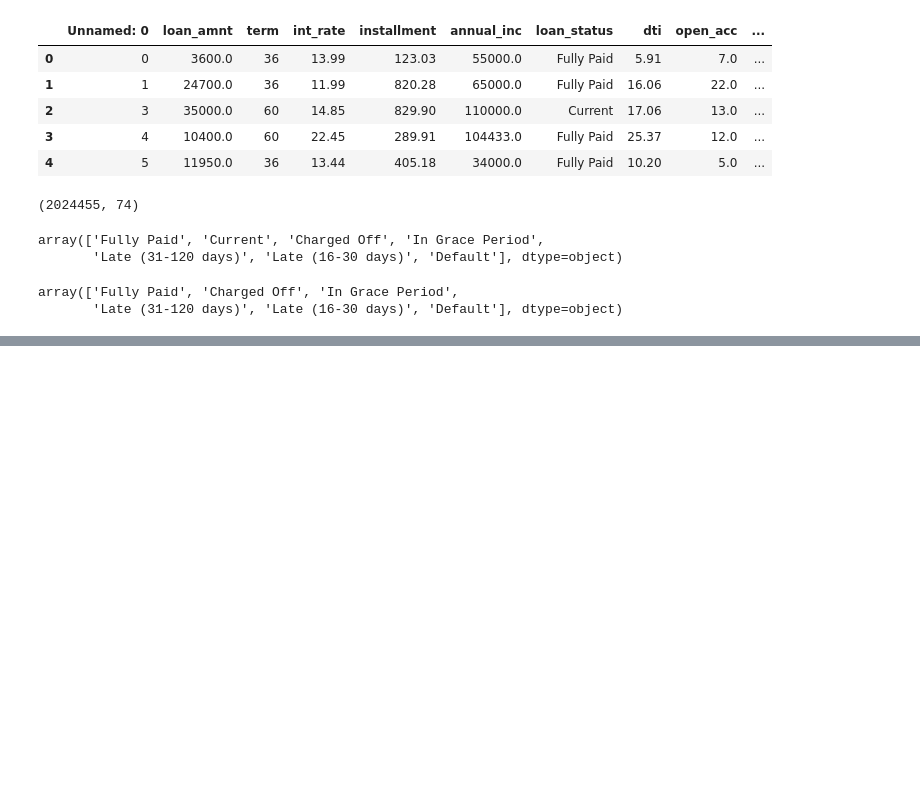
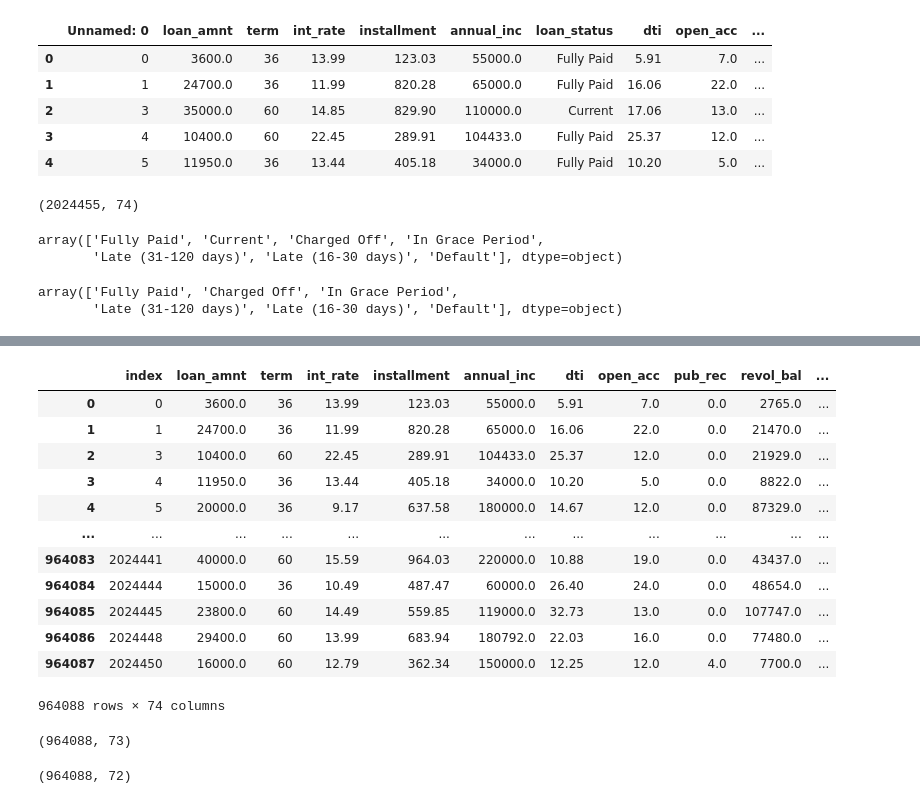
Before and after one commit to tejuskaw/mypynb, a Jupyter notebook: random_forest_part_2.ipynb, the cells around one changed output, grey strips where cells are left out. Drawn from its saved outputs; the diff is of its cells as text; code cells hidden in the pictures; blank space fills up the shorter version.

```diff
--- a/random_forest_part_2.ipynb
+++ b/random_forest_part_2.ipynb
@@ -80,0 +73,4 @@ KeyError: ignored
+# %%
+hi = pd.get_dummies(data['loan_status']  , drop_first=True , columns=['Target'] )
+# %%
+data = data.join(hi)
@@ -80,0 +86,4 @@ KeyError: ignored
+# %%
+to_drop = ['loan_status' , 'Unnamed: 0']
+# %%
+data.drop(to_drop , inplace=True , axis=1)
@@ -80,0 +99,20 @@ KeyError: ignored
+# %%
+data.reset_index()
+# %% [output]
+|  | index | loan_amnt | term | int_rate | installment | annual_inc | dti | open_acc | pub_rec | revol_bal | ... |
+| 0 | 0 | 3600.0 | 36 | 13.99 | 123.03 | 55000.0 | 5.91 | 7.0 | 0.0 | 2765.0 | ... |
+| 1 | 1 | 24700.0 | 36 | 11.99 | 820.28 | 65000.0 | 16.06 | 22.0 | 0.0 | 21470.0 | ... |
+| 2 | 3 | 10400.0 | 60 | 22.45 | 289.91 | 104433.0 | 25.37 | 12.0 | 0.0 | 21929.0 | ... |
+| 3 | 4 | 11950.0 | 36 | 13.44 | 405.18 | 34000.0 | 10.20 | 5.0 | 0.0 | 8822.0 | ... |
+| 4 | 5 | 20000.0 | 36 | 9.17 | 637.58 | 180000.0 | 14.67 | 12.0 | 0.0 | 87329.0 | ... |
+| ... | ... | ... | ... | ... | ... | ... | ... | ... | ... | ... | ... |
+| 964083 | 2024441 | 40000.0 | 60 | 15.59 | 964.03 | 220000.0 | 10.88 | 19.0 | 0.0 | 43437.0 | ... |
+| 964084 | 2024444 | 15000.0 | 36 | 10.49 | 487.47 | 60000.0 | 26.40 | 24.0 | 0.0 | 48654.0 | ... |
+| 964085 | 2024445 | 23800.0 | 60 | 14.49 | 559.85 | 119000.0 | 32.73 | 13.0 | 0.0 | 107747.0 | ... |
+| 964086 | 2024448 | 29400.0 | 60 | 13.99 | 683.94 | 180792.0 | 22.03 | 16.0 | 0.0 | 77480.0 | ... |
+| 964087 | 2024450 | 16000.0 | 60 | 12.79 | 362.34 | 150000.0 | 12.25 | 12.0 | 4.0 | 7700.0 | ... |
+964088 rows × 74 columns
+# %%
+data.shape
+# %% [output]
+(964088, 73)
@@ -80,0 +123,4 @@ KeyError: ignored
+# %%
+X.shape
+# %% [output]
+(964088, 72)
```
Also changed, not shown: parts of 30 cells of this notebook.
